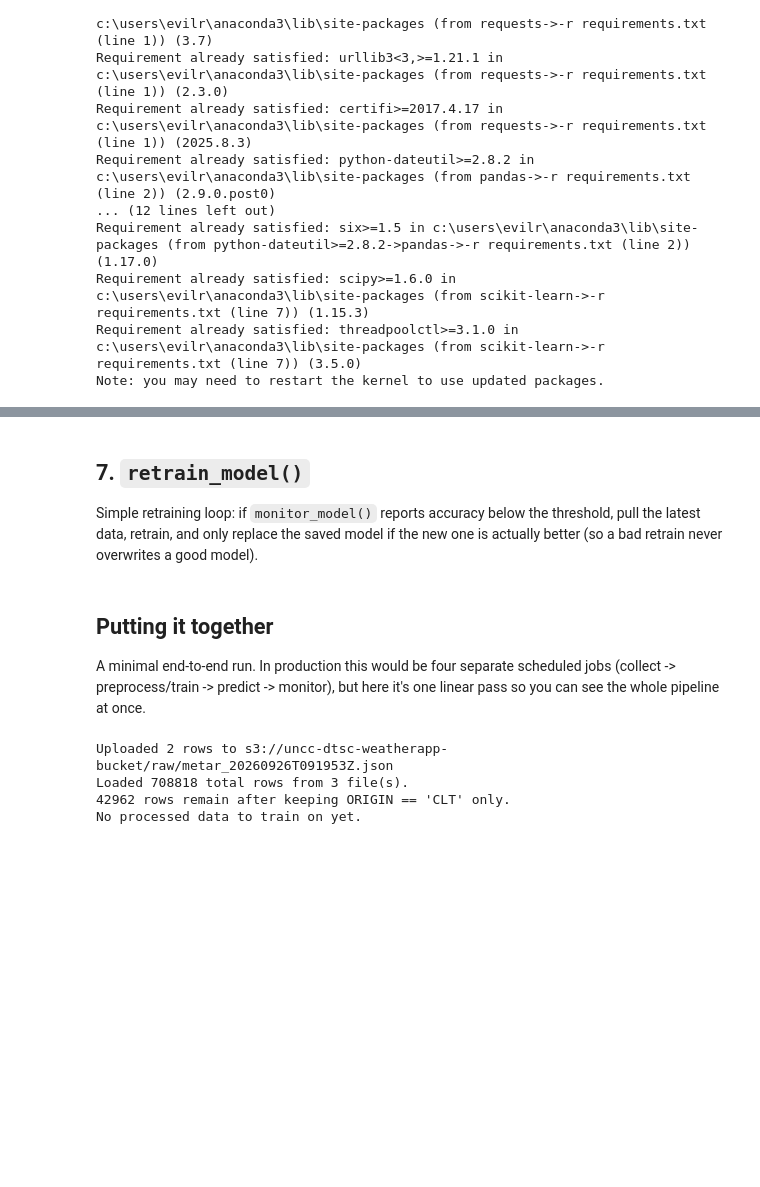
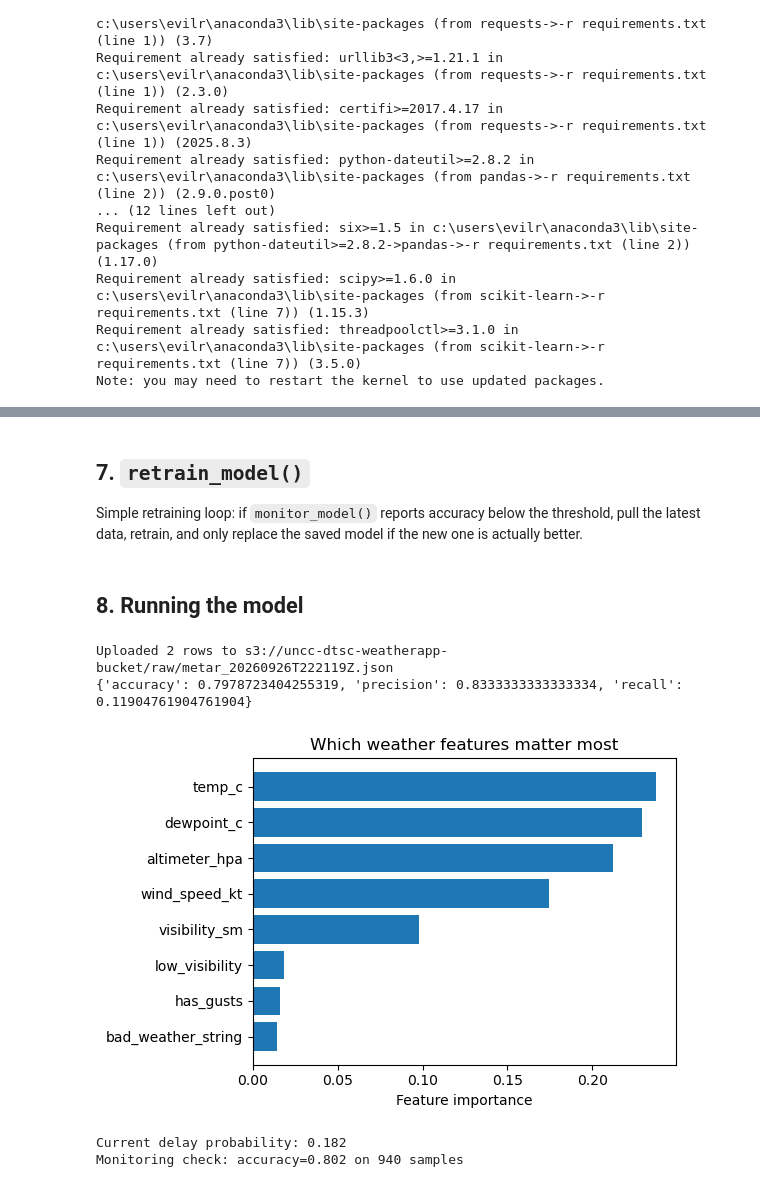
Before and after one commit to p-hall1904/flight-delay-app, a Jupyter notebook: flight_delay_prediction.ipynb, the cells around one changed output, grey strips where cells are left out. Drawn from its saved outputs; the diff is of its cells as text; code cells hidden in the pictures; blank space fills up the shorter version.

```diff
--- a/flight_delay_prediction.ipynb
+++ b/flight_delay_prediction.ipynb
@@ -439,8 +511,7 @@ ACCURACY_ALERT_THRESHOLD = 0.70  # below this, retrain_model() kicks in
 
 Simple retraining loop: if `monitor_model()` reports accuracy below the
 threshold, pull the latest data, retrain, and only replace the saved model
-if the new one is actually better (so a bad retrain never overwrites a good
-model).
+if the new one is actually better.
 # %%
 def retrain_model(current_model, current_metrics: dict, new_data: pd.DataFrame,
                    feature_cols=FEATURE_COLS, save_path: str = MODEL_LOCAL_PATH):
@@ -458,35 +529,29 @@ def retrain_model(current_model, current_metrics: dict, new_data: pd.DataFrame,
     else:
         print("New model did not beat the current one — keeping the existing model.")
         return current_model, current_metrics
-# %% [markdown]
-## Putting it together
-
-A minimal end-to-end run. In production this would be four separate
-scheduled jobs (collect -> preprocess/train -> predict -> monitor), but here
-it's one linear pass so you can see the whole pipeline at once.
+# %% [markdown]
+## 8. Running the model
 # %%
-# 1. Collect + store live weather
+# 1. Collect live weather
 live_weather = collect_weather_data()
 store_data_s3(live_weather)
 
-# 2. Preprocess using everything stored so far + the BTS flight delay file
-history = preprocess_data(load_data_from_s3(), load_flight_delay_data())
+# 2. Train on everything currently in `processed`
+model, metrics = train_model(processed)
 
-# 3. Train (only meaningful once data/flight_delays.csv actually exists)
-model, metrics = train_model(history)
-
-# 4. Predict for the current weather
+# 3. Predict for current conditions
 if model is not None and not live_weather.empty:
     latest = live_weather.iloc[-1].to_dict()
     print("Current delay probability:", round(predict_delay(latest, model), 3))
 
-# 5. Monitor + retrain if needed
+# 4. Monitor + retrain, we can add monthly BTS releases to the processed dataset and retrain if accuracy drops below threshold
 if model is not None:
-    check = monitor_model(model, history[FEATURE_COLS], history["delayed"])
+    check = monitor_model(model, processed[FEATURE_COLS], processed["delayed"])
     if check["accuracy"] < ACCURACY_ALERT_THRESHOLD:
-        model, metrics = retrain_model(model, metrics, history)
+        model, metrics = retrain_model(model, metrics, processed)
 # %% [output]
-Uploaded 2 rows to s3://uncc-dtsc-weatherapp-bucket/raw/metar_20260926T091953Z.json
-Loaded 708818 total rows from 3 file(s).
-42962 rows remain after keeping ORIGIN == 'CLT' only.
-No processed data to train on yet.
+Uploaded 2 rows to s3://uncc-dtsc-weatherapp-bucket/raw/metar_20260926T222119Z.json
+{'accuracy': 0.7978723404255319, 'precision': 0.8333333333333334, 'recall': 0.11904761904761904}
+[figure, added]
+Current delay probability: 0.182
+Monitoring check: accuracy=0.802 on 940 samples
```
Also changed, not shown: parts of 17 cells of this notebook, 1 other file.
